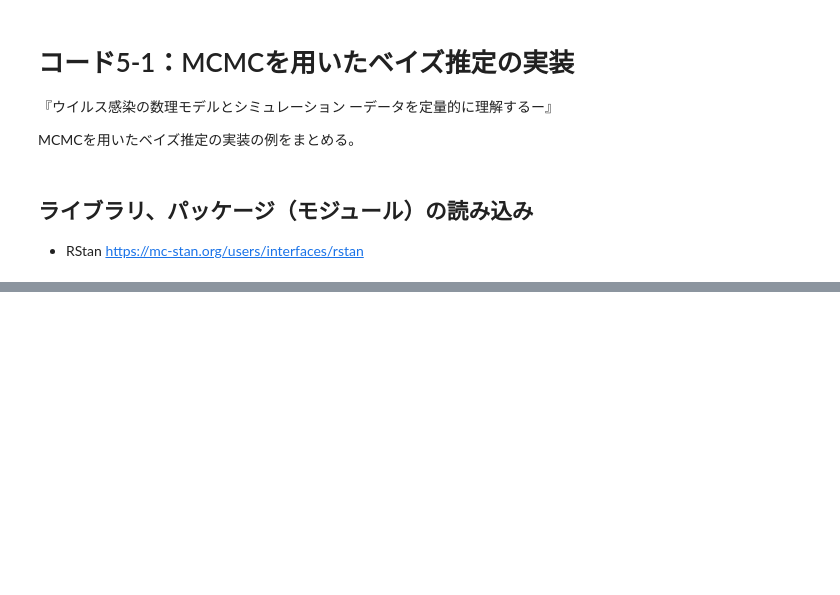
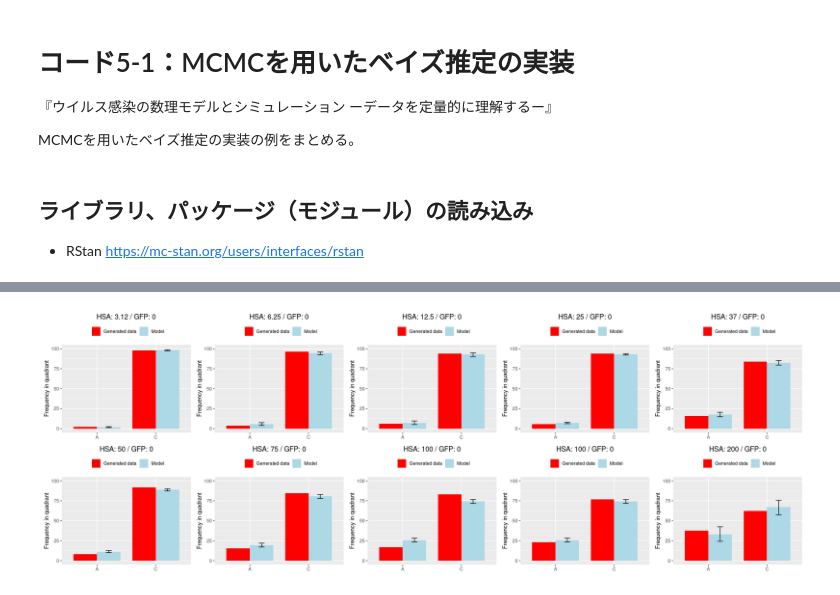
Before and after one commit to NU-iBLab/Book-VirusDynamics, a Jupyter notebook: code/R_ipynb/05_01.ipynb, the cells around one changed output, grey strips where cells are left out. Drawn from its saved outputs; the diff is of its cells as text; code cells hidden in the pictures; blank space fills up the shorter version.

```diff
--- a/code/R_ipynb/05_01.ipynb
+++ b/code/R_ipynb/05_01.ipynb
@@ -432,0 +440,22 @@ colnames(df_fit)
+# %%
+
+plt <- list()
+
+for (i in unique(plot_HSA_single$exp)) {
+    plt[[i]] <- ggplot(data = subset(plot_HSA_single, exp == i), aes(x = x, y = y, ymin = ymin, ymax = ymax, fill = label)) +
+        geom_bar(stat = "identity", position = "dodge", width = 0.8) +
+        geom_errorbar(position = position_dodge(.8), width = 0.2) +
+        scale_fill_manual(values = c(A = "red", B = "lightblue"), label = c(A = "Generated data", B = "Model")) +
+        scale_y_continuous(limits = c(0, 100)) +
+        ylab("Frequency in quadrant") +
+        labs(title = paste("HSA:", dose_exp$hsa[i], "/ GFP:", dose_exp$gfp[i])) +
+        theme(legend.position = 'top',
+              legend.title = element_blank(),
+              axis.title.x = element_blank(),
+              plot.title = element_text(hjust = 0.5))
+}
+
+options(repr.plot.width = 20, repr.plot.height = 7, repr.plot.res = 100) ## プロットの描画サイズの設定
+wrap_plots(plt) + plot_layout(nrow = 2)
+# %% [output]
+[figure, added]
```
Also changed, not shown: parts of 28 cells of this notebook, 19 other files.
